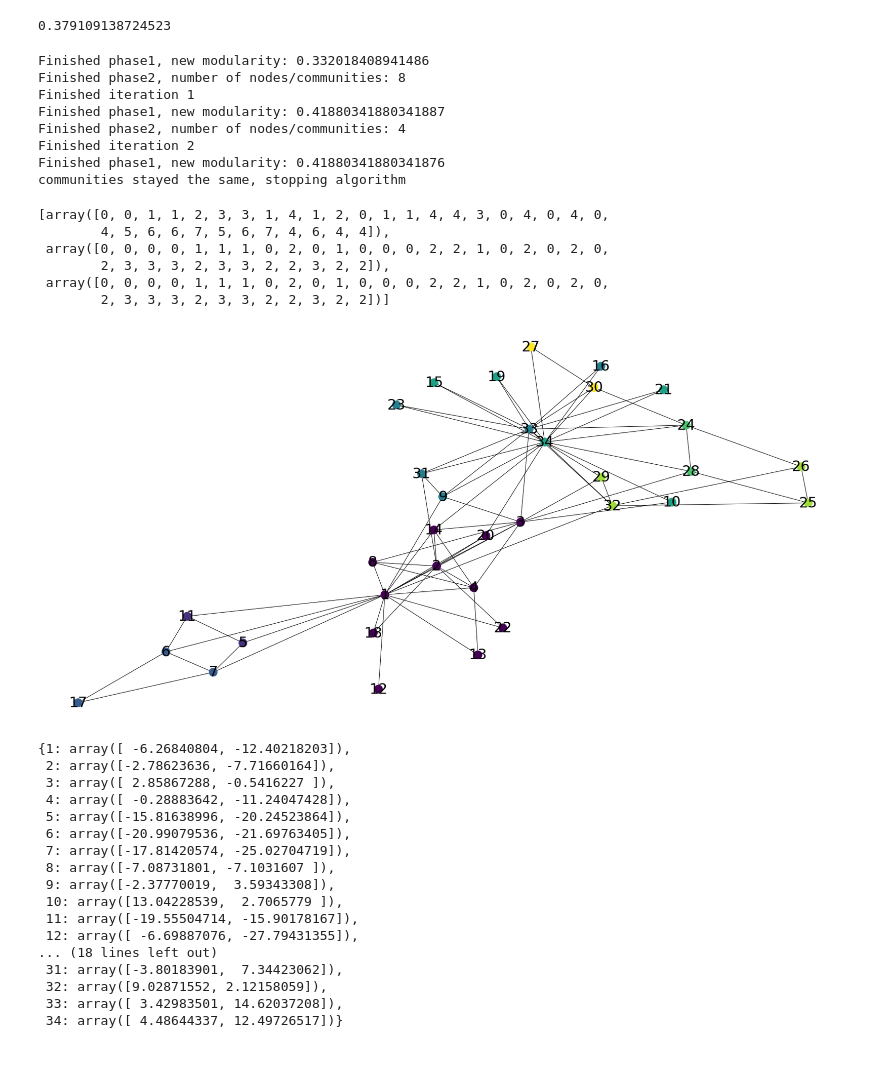
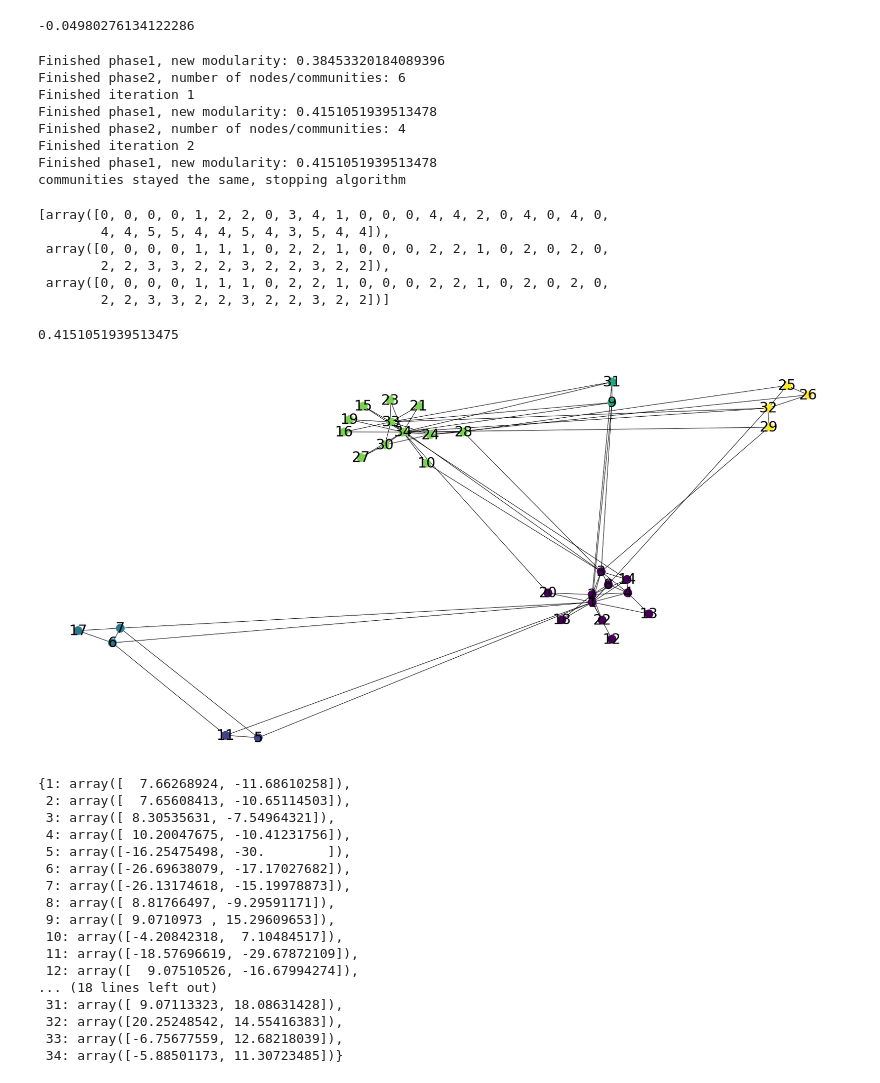
Before and after one commit to ddvlamin/data_engineering_ua, a Jupyter notebook: code_examples/communities/communities.ipynb, the cells around one changed output. Saved outputs shown, nothing was run; the diff lists cells and outputs as text; code cells hidden in the pictures.

```diff
--- a/code_examples/communities/communities.ipynb
+++ b/code_examples/communities/communities.ipynb
@@ -174,28 +174,34 @@ class CommunityNetwork():
 # %%
 A = CommunityNetwork.create_adjacency_matrix(file)
 cn = CommunityNetwork(A)
-cn.communities = np.array([0, 0, 0, 0, 1, 2, 2, 0, 3, 3, 1, 0, 0, 0, 3, 3, 2, 0, 3, 0, 3, 0, 3, 5, 4, 4, 5, 5, 4, 5, 3, 4, 3, 3])
+#cn.communities = np.array([0, 0, 0, 0, 1, 2, 2, 0, 3, 3, 1, 0, 0, 0, 3, 3, 2, 0, 3, 0, 3, 0, 3, 5, 4, 4, 5, 5, 4, 5, 3, 4, 3, 3])
 # %%
 cn.compute_modularity()
 # %% [output]
-0.379109138724523
+-0.04980276134122286
 # %%
 cn.detect_communities()
 # %% [output]
-Finished phase1, new modularity: 0.332018408941486
-Finished phase2, number of nodes/communities: 8
+Finished phase1, new modularity: 0.38453320184089396
+Finished phase2, number of nodes/communities: 6
 Finished iteration 1
-Finished phase1, new modularity: 0.41880341880341887
+Finished phase1, new modularity: 0.4151051939513478
 Finished phase2, number of nodes/communities: 4
 Finished iteration 2
-Finished phase1, new modularity: 0.41880341880341876
+Finished phase1, new modularity: 0.4151051939513478
 communities stayed the same, stopping algorithm
-[array([0, 0, 1, 1, 2, 3, 3, 1, 4, 1, 2, 0, 1, 1, 4, 4, 3, 0, 4, 0, 4, 0,
-        4, 5, 6, 6, 7, 5, 6, 7, 4, 6, 4, 4]),
- array([0, 0, 0, 0, 1, 1, 1, 0, 2, 0, 1, 0, 0, 0, 2, 2, 1, 0, 2, 0, 2, 0,
-        2, 3, 3, 3, 2, 3, 3, 2, 2, 3, 2, 2]),
- array([0, 0, 0, 0, 1, 1, 1, 0, 2, 0, 1, 0, 0, 0, 2, 2, 1, 0, 2, 0, 2, 0,
-        2, 3, 3, 3, 2, 3, 3, 2, 2, 3, 2, 2])]
+[array([0, 0, 0, 0, 1, 2, 2, 0, 3, 4, 1, 0, 0, 0, 4, 4, 2, 0, 4, 0, 4, 0,
+        4, 4, 5, 5, 4, 4, 5, 4, 3, 5, 4, 4]),
+ array([0, 0, 0, 0, 1, 1, 1, 0, 2, 2, 1, 0, 0, 0, 2, 2, 1, 0, 2, 0, 2, 0,
+        2, 2, 3, 3, 2, 2, 3, 2, 2, 3, 2, 2]),
+ array([0, 0, 0, 0, 1, 1, 1, 0, 2, 2, 1, 0, 0, 0, 2, 2, 1, 0, 2, 0, 2, 0,
+        2, 2, 3, 3, 2, 2, 3, 2, 2, 3, 2, 2])]
+# %%
+cn.communities= np.array([0, 0, 0, 0, 1, 1, 1, 0, 2, 2, 1, 0, 0, 0, 2, 2, 1, 0, 2, 0, 2, 0,
+        2, 2, 3, 3, 2, 2, 3, 2, 2, 3, 2, 2])
+cn.compute_modularity()
+# %% [output]
+0.4151051939513475
 # %%
 def create_graph(A, communities):
     G=nx.Graph()
@@ -205,7 +211,11 @@ def create_graph(A, communities):
         G.add_node(nodei+1, **d)
 
     for i, j in zip(*A.nonzero()):
-        G.add_edge(i+1, j+1)
+        if communities[i] == communities[j]:
+            weight = 100
+        else:
+            weight = 1
+        G.add_edge(i+1, j+1, weight=weight)
 
     return G
 # %%
@@ -227,26 +237,26 @@ def plot_graph(G, pos=None):
 
     return pos
 # %%
-com = np.array([0, 0, 0, 0, 1, 1, 1, 0, 2, 2, 1, 0, 0, 0, 2, 2, 1, 0, 2, 0, 2, 0,
-        2, 3, 3, 3, 2, 3, 3, 2, 2, 3, 2, 2])
-G = create_graph(cn._A, cn.communities)
+com = np.array([0, 0, 0, 0, 1, 2, 2, 0, 3, 4, 1, 0, 0, 0, 4, 4, 2, 0, 4, 0, 4, 0,
+        4, 4, 5, 5, 4, 4, 5, 4, 3, 5, 4, 4])
+G = create_graph(cn._A, com)
 plot_graph(G)
 # %% [output]
-[figure, old version]
+[figure, new version]
-{1: array([ -6.26840804, -12.40218203]),
- 2: array([-2.78623636, -7.71660164]),
- 3: array([ 2.85867288, -0.5416227 ]),
- 4: array([ -0.28883642, -11.24047428]),
- 5: array([-15.81638996, -20.24523864]),
- 6: array([-20.99079536, -21.69763405]),
- 7: array([-17.81420574, -25.02704719]),
- 8: array([-7.08731801, -7.1031607 ]),
- 9: array([-2.37770019,  3.59343308]),
- 10: array([13.04228539,  2.7065779 ]),
- 11: array([-19.55504714, -15.90178167]),
- 12: array([ -6.69887076, -27.79431355]),
+{1: array([  7.66268924, -11.68610258]),
+ 2: array([  7.65608413, -10.65114503]),
+ 3: array([ 8.30535631, -7.54964321]),
+ 4: array([ 10.20047675, -10.41231756]),
+ 5: array([-16.25475498, -30.        ]),
+ 6: array([-26.69638079, -17.17027682]),
+ 7: array([-26.13174618, -15.19978873]),
+ 8: array([ 8.81766497, -9.29591171]),
+ 9: array([ 9.0710973 , 15.29609653]),
+ 10: array([-4.20842318,  7.10484517]),
+ 11: array([-18.57696619, -29.67872109]),
+ 12: array([  9.07510526, -16.67994274]),
 ... (18 lines left out)
- 31: array([-3.80183901,  7.34423062]),
- 32: array([9.02871552, 2.12158059]),
- 33: array([ 3.42983501, 14.62037208]),
- 34: array([ 4.48644337, 12.49726517])}
+ 31: array([ 9.07113323, 18.08631428]),
+ 32: array([20.25248542, 14.55416383]),
+ 33: array([-6.75677559, 12.68218039]),
+ 34: array([-5.88501173, 11.30723485])}
```
Also changed, not shown: parts of 4 cells of this notebook.
